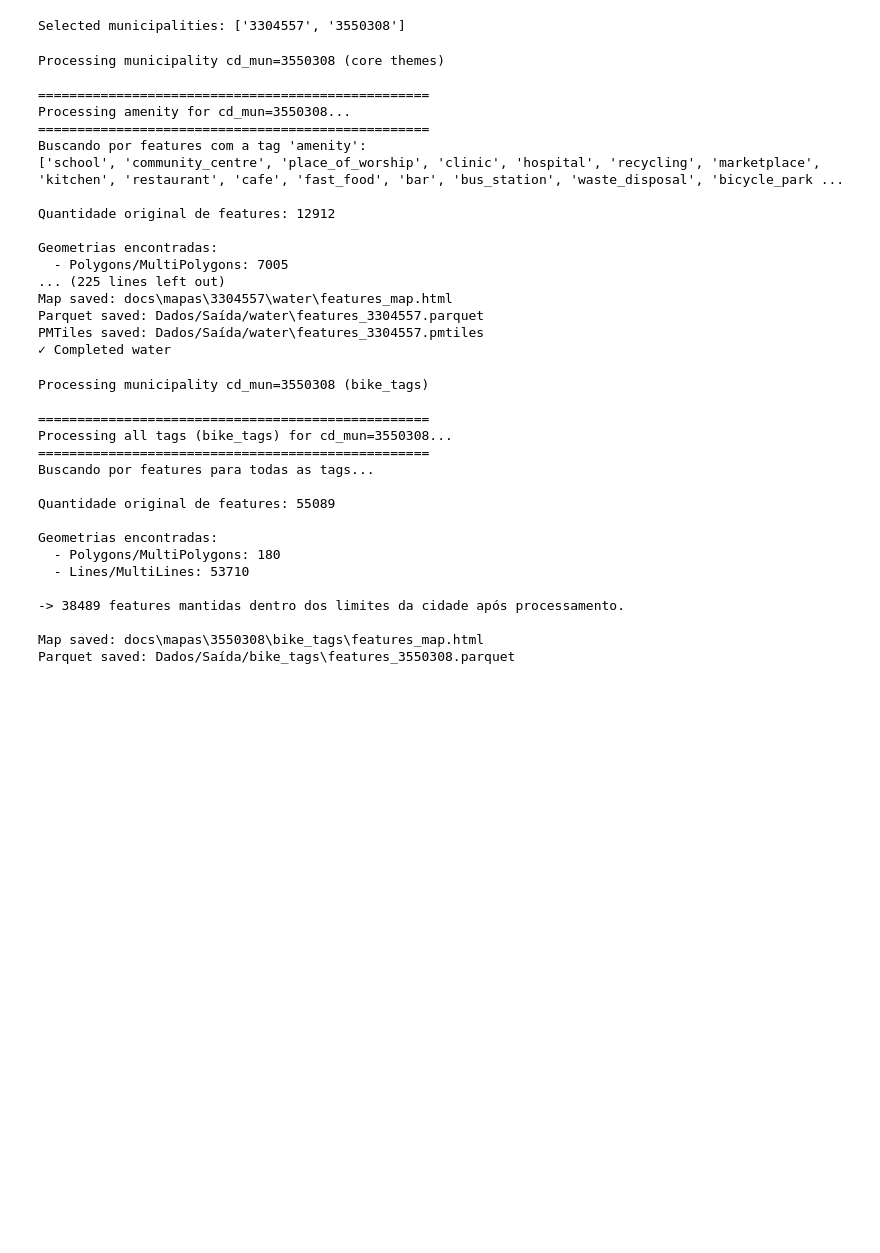
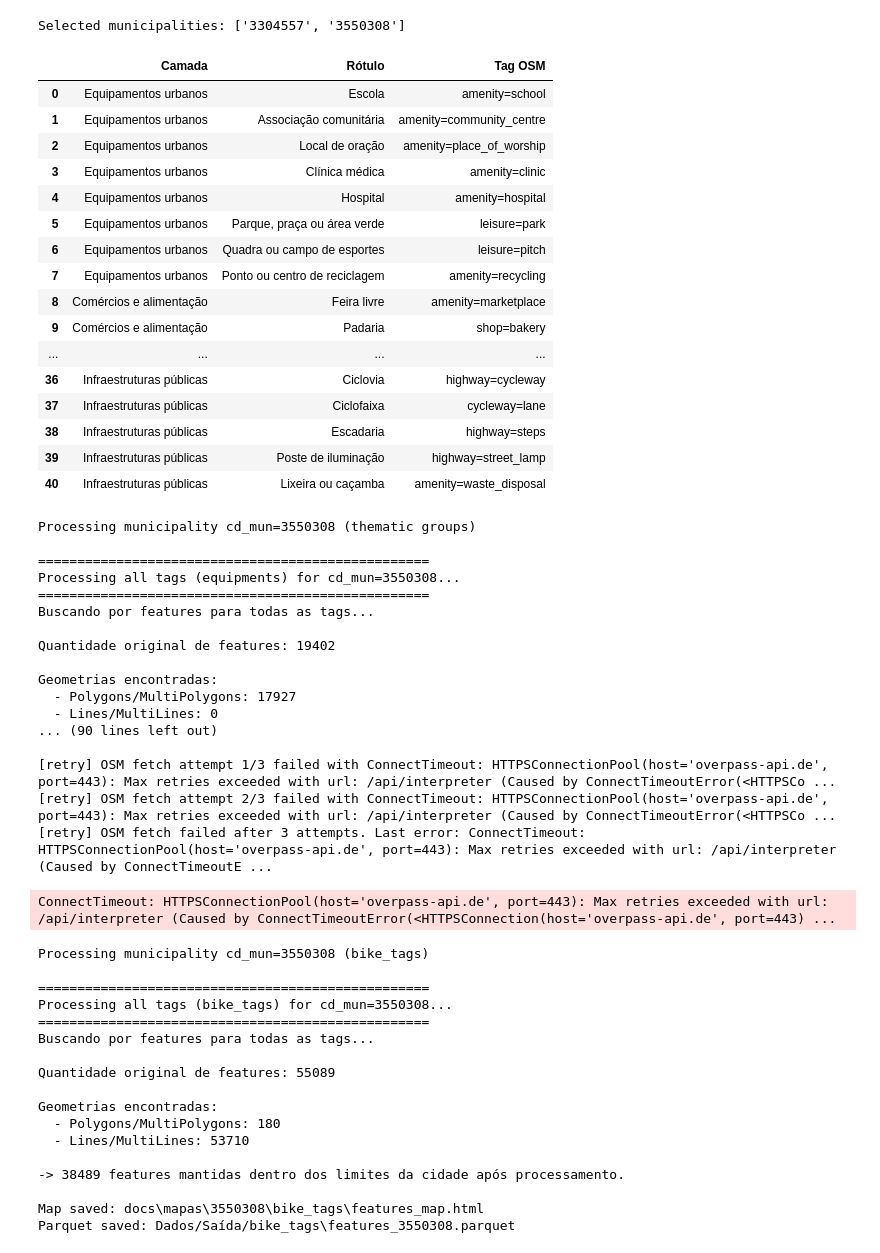
Before and after one commit to MAPi-CEM-USP/etl_osm, a Jupyter notebook: etl_features.ipynb, the cells around one changed output. Cells and saved outputs as stored; diff of their text form; code cells hidden in the pictures; blank space fills up the shorter version.

```diff
--- a/etl_features.ipynb
+++ b/etl_features.ipynb
@@ -46 +46,22 @@ tags = {
 }
+# %%
+camadas = pd.read_csv("Dados/Camadas.csv")
+camadas
+# %% [output]
+|  | Camada | Rótulo | Tag OSM |
+| 0 | Equipamentos urbanos | Escola | amenity=school |
+| 1 | Equipamentos urbanos | Associação comunitária | amenity=community_centre |
+| 2 | Equipamentos urbanos | Local de oração | amenity=place_of_worship |
+| 3 | Equipamentos urbanos | Clínica médica | amenity=clinic |
+| 4 | Equipamentos urbanos | Hospital | amenity=hospital |
+| 5 | Equipamentos urbanos | Parque, praça ou área verde | leisure=park |
+| 6 | Equipamentos urbanos | Quadra ou campo de esportes | leisure=pitch |
+| 7 | Equipamentos urbanos | Ponto ou centro de reciclagem | amenity=recycling |
+| 8 | Comércios e alimentação | Feira livre | amenity=marketplace |
+| 9 | Comércios e alimentação | Padaria | shop=bakery |
+| ... | ... | ... | ... |
+| 36 | Infraestruturas públicas | Ciclovia | highway=cycleway |
+| 37 | Infraestruturas públicas | Ciclofaixa | cycleway=lane |
+| 38 | Infraestruturas públicas | Escadaria | highway=steps |
+| 39 | Infraestruturas públicas | Poste de iluminação | highway=street_lamp |
+| 40 | Infraestruturas públicas | Lixeira ou caçamba | amenity=waste_disposal |
@@ -47,39 +88,48 @@ tags = {
 # %%
-theme_keys = ["amenity", "leisure", "shop", "landuse", "highway", "water"]
+# Process thematic groups: EQUIPMENTS, COMMERCIAL, INFRASTRUCTURE
+# Each group consolidates multiple OSM themes and is processed with dedicated tag definitions
+
+# Define group processing order and their corresponding tag dictionaries
+group_definitions = [
+    ("equipments", equipments_tags, ["amenity", "leisure", "name"]),
+    ("commercial", commercial_tags, ["amenity", "leisure", "shop", "street_vendor", "landuse", "name"]),
+    ("infrastructure", infrastructure_tags, ["amenity", "highway", "name"]),
+]
 
 for _, mun in selected_ibge.iterrows():
     cd_mun = str(mun["CD_MUN"])
     city_geom = selected_ibge.loc[[mun.name]]
-    print(f"Processing municipality cd_mun={cd_mun} (core themes)")
+    print(f"Processing municipality cd_mun={cd_mun} (thematic groups)")
 
-    for key in theme_keys:
+    for group_name, group_tags, columns_to_show in group_definitions:
         process_key(
-            key=key,
-            tags=tags,
+            tags=group_tags,
             city_geom=city_geom,
             save_path=save_path,
-            columns_to_show=[key, "name"],
+            columns_to_show=columns_to_show,
+            tags_name=group_name,
             cd_mun=cd_mun,
-            theme_name=key
+            theme_name=group_name
         )
 # %% [output]
-Processing municipality cd_mun=3550308 (core themes)
+Processing municipality cd_mun=3550308 (thematic groups)
 
 ==================================================
-Processing amenity for cd_mun=3550308...
+Processing all tags (equipments) for cd_mun=3550308...
 ==================================================
-Buscando por features com a tag 'amenity':
-['school', 'community_centre', 'place_of_worship', 'clinic', 'hospital', 'recycling', 'marketplace', 'kitchen', 'restaurant', 'cafe', 'fast_food', 'bar', 'bus_station', 'waste_disposal', 'bicycle_park ...
+Buscando por features para todas as tags...
 
-Quantidade original de features: 12912
+Quantidade original de features: 19402
 
 Geometrias encontradas:
-  - Polygons/MultiPolygons: 7005
-... (225 lines left out)
-Map saved: docs\mapas\3304557\water\features_map.html
-Parquet saved: Dados/Saída/water\features_3304557.parquet
-PMTiles saved: Dados/Saída/water\features_3304557.pmtiles
-✓ Completed water
+  - Polygons/MultiPolygons: 17927
+  - Lines/MultiLines: 0
+... (90 lines left out)
+
+[retry] OSM fetch attempt 1/3 failed with ConnectTimeout: HTTPSConnectionPool(host='overpass-api.de', port=443): Max retries exceeded with url: /api/interpreter (Caused by ConnectTimeoutError(<HTTPSCo ...
+[retry] OSM fetch attempt 2/3 failed with ConnectTimeout: HTTPSConnectionPool(host='overpass-api.de', port=443): Max retries exceeded with url: /api/interpreter (Caused by ConnectTimeoutError(<HTTPSCo ...
+[retry] OSM fetch failed after 3 attempts. Last error: ConnectTimeout: HTTPSConnectionPool(host='overpass-api.de', port=443): Max retries exceeded with url: /api/interpreter (Caused by ConnectTimeoutE ...
+ConnectTimeout: HTTPSConnectionPool(host='overpass-api.de', port=443): Max retries exceeded with url: /api/interpreter (Caused by ConnectTimeoutError(<HTTPSConnection(host='overpass-api.de', port=443) ...
 # %%
 # Define bike infrastructure tags matching Overpass query
 # Organized by categorization: Ciclovias (track) / Ciclofaixas (lane) /
```
Also changed, not shown: parts of 3 cells of this notebook, 2 other files.
